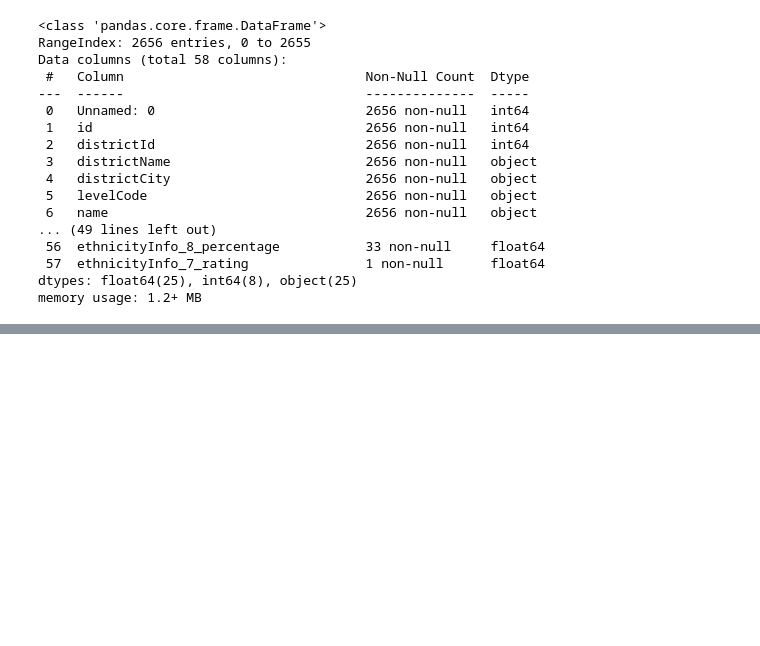
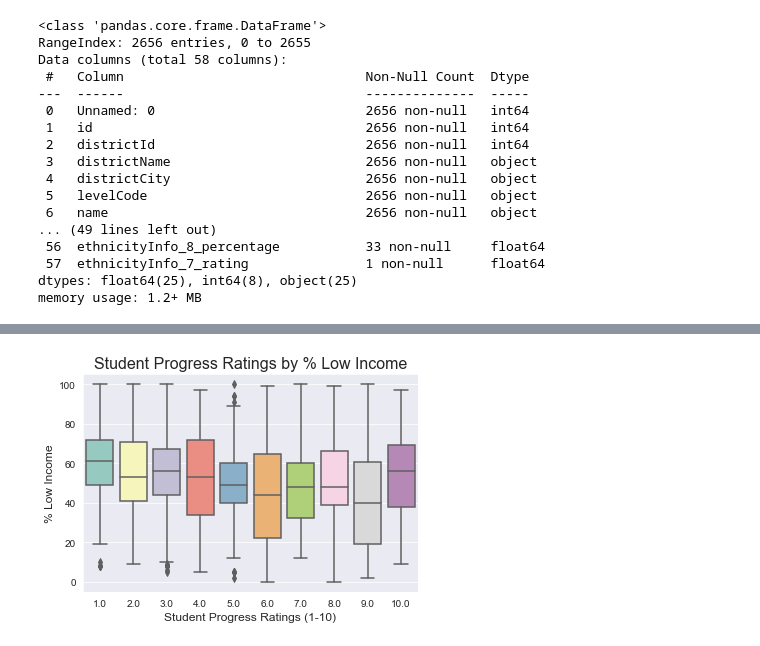
Before and after one commit to MLondon1027/Great-Schools-Ratings, a Jupyter notebook: Capstone_1_EDA.ipynb, the cells around one changed output, grey strips where cells are left out. Saved outputs shown, nothing was run; the diff lists cells and outputs as text; code cells hidden in the pictures; blank space fills up the shorter version.

```diff
--- a/Capstone_1_EDA.ipynb
+++ b/Capstone_1_EDA.ipynb
@@ -81,0 +120,8 @@ sns.set_style("darkgrid")
+# %%
+# Boxplot comparing percent low income to student progress rating
+exploratory_boxplot('subratings_Student Progress Rating', 'percentLowIncome', df,
+                                         'Student Progress Ratings by % Low Income',
+                                         'Student Progress Ratings (1-10)',
+                                        '% Low Income');
+# %% [output]
+[figure, added]
```
Also changed, not shown: parts of 10 cells of this notebook.
